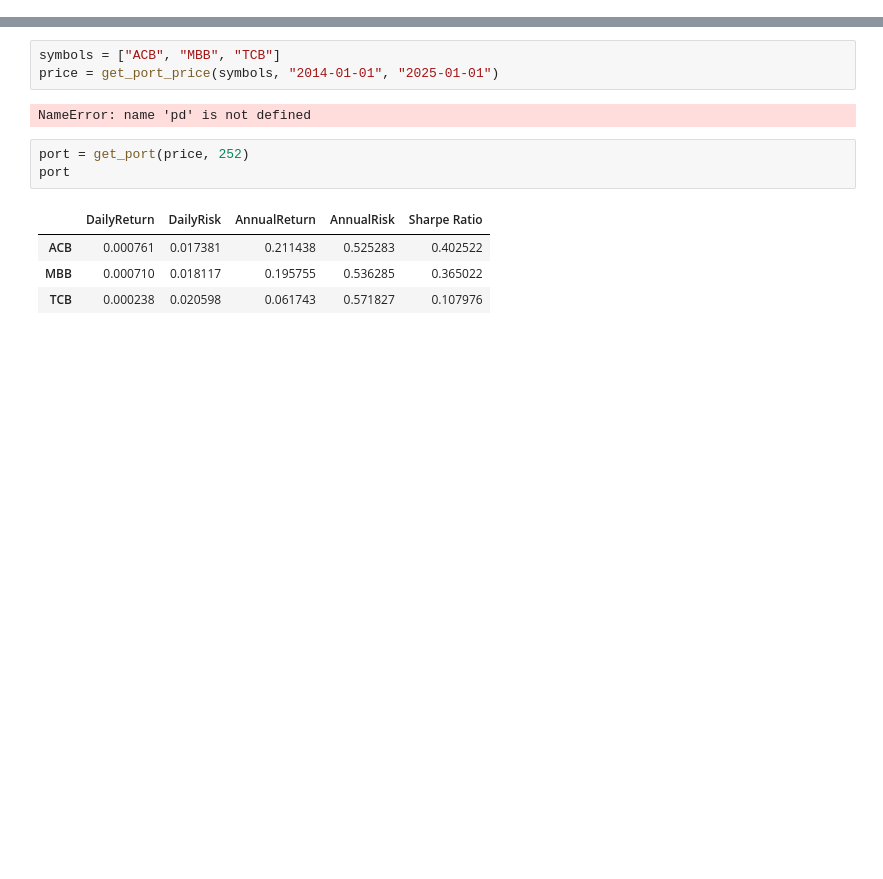
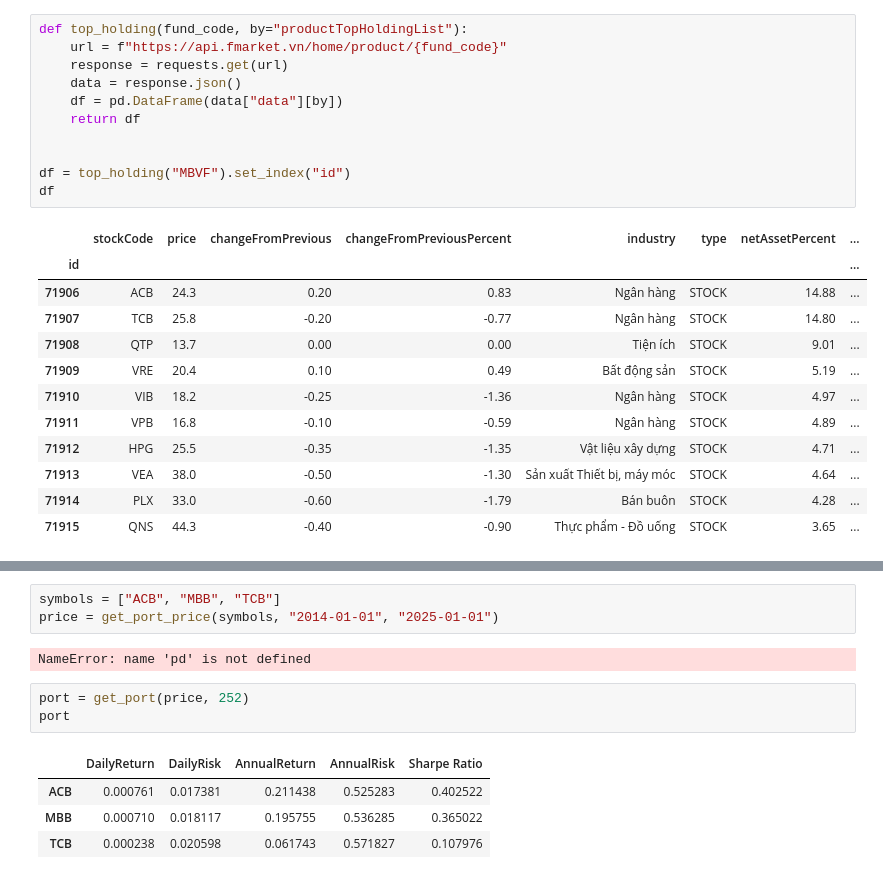
Before and after one commit to vinhnguyen-22/Vincent-Stock-Dashboard, a Jupyter notebook: notebooks/Optimize_portfolio.ipynb, the cells around one changed output, grey strips where cells are left out. Cells and saved outputs as stored; diff of their text form; blank space fills up the shorter version.

```diff
--- a/notebooks/Optimize_portfolio.ipynb
+++ b/notebooks/Optimize_portfolio.ipynb
@@ -8,3 +108,27 @@ import requests
+# %%
+def top_holding(fund_code, by="productTopHoldingList"):
+    url = f"https://api.fmarket.vn/home/product/{fund_code}"
+    response = requests.get(url)
+    data = response.json()
+    df = pd.DataFrame(data["data"][by])
+    return df
+
+
+df = top_holding("MBVF").set_index("id")
+df
+# %% [output]
+|  | stockCode | price | changeFromPrevious | changeFromPreviousPercent | industry | type | netAssetPercent | ... |
+| id |  |  |  |  |  |  |  | ... |
+| 71906 | ACB | 24.3 | 0.20 | 0.83 | Ngân hàng | STOCK | 14.88 | ... |
+| 71907 | TCB | 25.8 | -0.20 | -0.77 | Ngân hàng | STOCK | 14.80 | ... |
+| 71908 | QTP | 13.7 | 0.00 | 0.00 | Tiện ích | STOCK | 9.01 | ... |
+| 71909 | VRE | 20.4 | 0.10 | 0.49 | Bất động sản | STOCK | 5.19 | ... |
+| 71910 | VIB | 18.2 | -0.25 | -1.36 | Ngân hàng | STOCK | 4.97 | ... |
+| 71911 | VPB | 16.8 | -0.10 | -0.59 | Ngân hàng | STOCK | 4.89 | ... |
+| 71912 | HPG | 25.5 | -0.35 | -1.35 | Vật liệu xây dựng | STOCK | 4.71 | ... |
+| 71913 | VEA | 38.0 | -0.50 | -1.30 | Sản xuất Thiết bị, máy móc | STOCK | 4.64 | ... |
+| 71914 | PLX | 33.0 | -0.60 | -1.79 | Bán buôn | STOCK | 4.28 | ... |
+| 71915 | QNS | 44.3 | -0.40 | -0.90 | Thực phẩm - Đồ uống | STOCK | 3.65 | ... |
 # %%
 from math import sqrt
 
```
Also changed, not shown: parts of 10 cells of this notebook, 7 other files.
